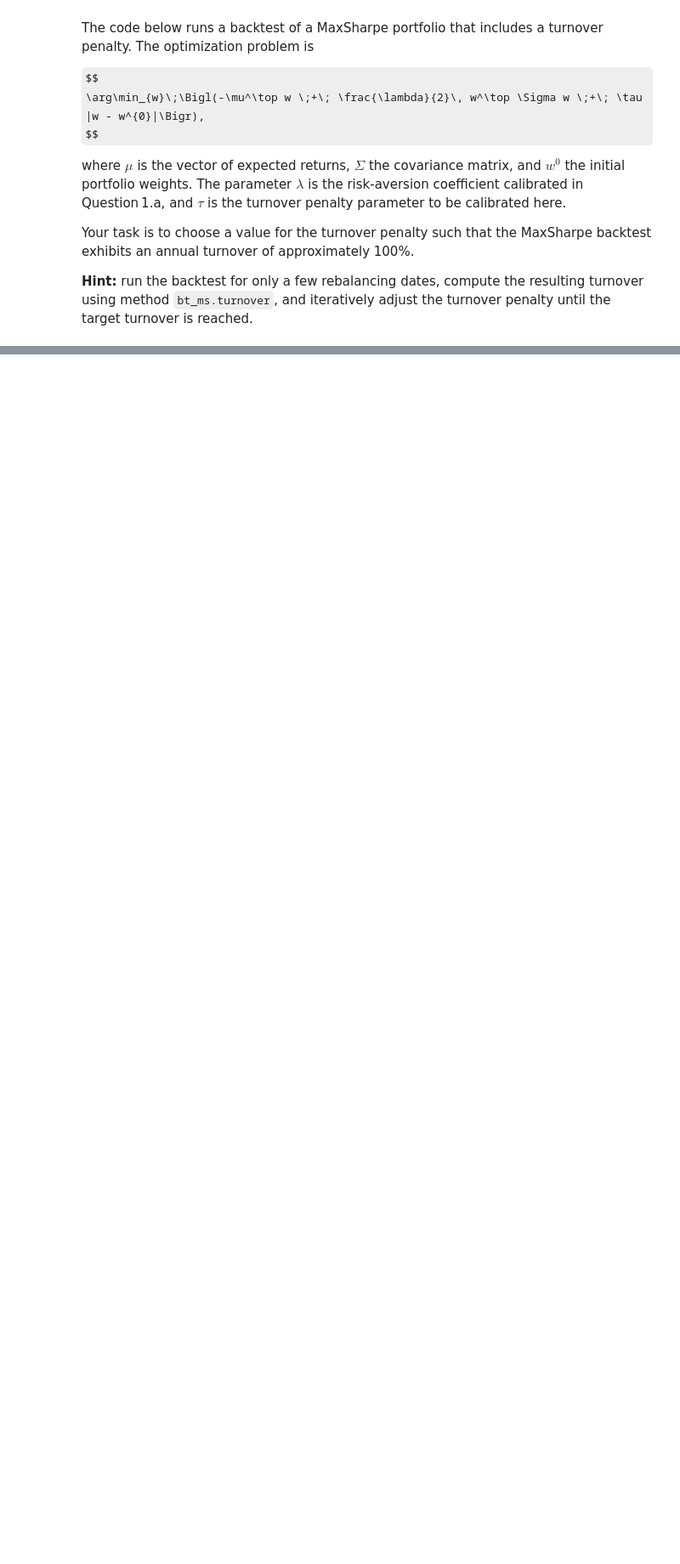
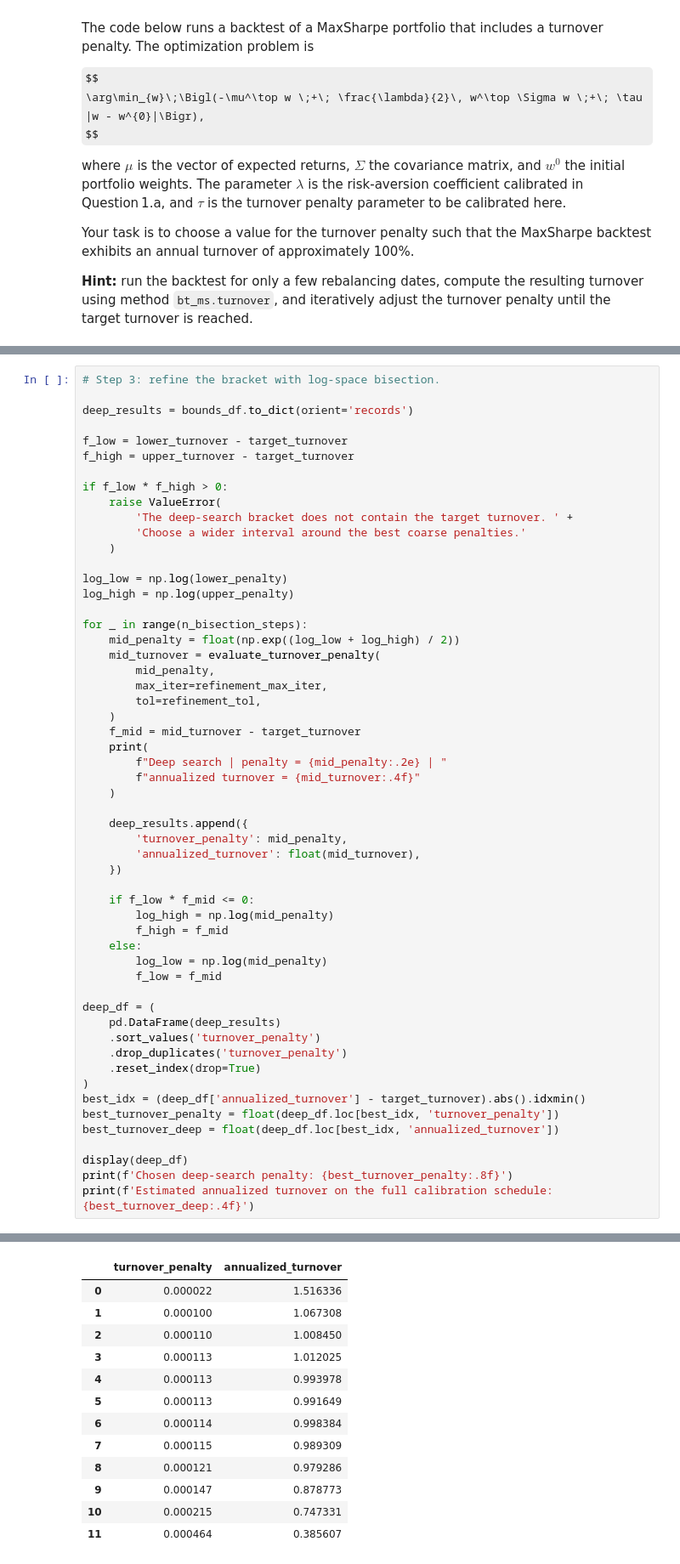
Before and after one commit to MatildeVenturi/qpmwp-course, a Jupyter notebook: assignments/assignment_3.ipynb, the cells around one changed output, grey strips where cells are left out. Shown at 85% size. Drawn from its saved outputs; the diff is of its cells as text; some formulas as TeX source; blank space fills up the shorter version.

```diff
--- a/assignments/assignment_3.ipynb
+++ b/assignments/assignment_3.ipynb
@@ -392,0 +529,56 @@ Rebalancing date: 2024-01-31
+# %%
+# Step 3: refine the bracket with log-space bisection.
+
+deep_results = bounds_df.to_dict(orient='records')
+
+f_low = lower_turnover - target_turnover
+f_high = upper_turnover - target_turnover
+
+if f_low * f_high > 0:
+    raise ValueError(
+        'The deep-search bracket does not contain the target turnover. ' +
+        'Choose a wider interval around the best coarse penalties.'
+    )
+
+log_low = np.log(lower_penalty)
+log_high = np.log(upper_penalty)
+
+for _ in range(n_bisection_steps):
+    mid_penalty = float(np.exp((log_low + log_high) / 2))
+    mid_turnover = evaluate_turnover_penalty(
+        mid_penalty,
+        max_iter=refinement_max_iter,
+        tol=refinement_tol,
+    )
+    f_mid = mid_turnover - target_turnover
+    print(
+        f"Deep search | penalty = {mid_penalty:.2e} | "
+        f"annualized turnover = {mid_turnover:.4f}"
+    )
+
+    deep_results.append({
+        'turnover_penalty': mid_penalty,
+        'annualized_turnover': float(mid_turnover),
+    })
+
+    if f_low * f_mid <= 0:
+        log_high = np.log(mid_penalty)
+        f_high = f_mid
+    else:
+        log_low = np.log(mid_penalty)
+        f_low = f_mid
+
+deep_df = (
+    pd.DataFrame(deep_results)
+    .sort_values('turnover_penalty')
+    .drop_duplicates('turnover_penalty')
+    .reset_index(drop=True)
+)
+best_idx = (deep_df['annualized_turnover'] - target_turnover).abs().idxmin()
+best_turnover_penalty = float(deep_df.loc[best_idx, 'turnover_penalty'])
+best_turnover_deep = float(deep_df.loc[best_idx, 'annualized_turnover'])
+
+display(deep_df)
+print(f'Chosen deep-search penalty: {best_turnover_penalty:.8f}')
+print(f'Estimated annualized turnover on the full calibration schedule: {best_turnover_deep:.4f}')
+# %% [output]
@@ -392,0 +595,13 @@ Rebalancing date: 2024-01-31
+|  | turnover_penalty | annualized_turnover |
+| 0 | 0.000022 | 1.516336 |
+| 1 | 0.000100 | 1.067308 |
+| 2 | 0.000110 | 1.008450 |
+| 3 | 0.000113 | 1.012025 |
+| 4 | 0.000113 | 0.993978 |
+| 5 | 0.000113 | 0.991649 |
+| 6 | 0.000114 | 0.998384 |
+| 7 | 0.000115 | 0.989309 |
+| 8 | 0.000121 | 0.979286 |
+| 9 | 0.000147 | 0.878773 |
+| 10 | 0.000215 | 0.747331 |
+| 11 | 0.000464 | 0.385607 |
```
Also changed, not shown: parts of 16 cells of this notebook.
